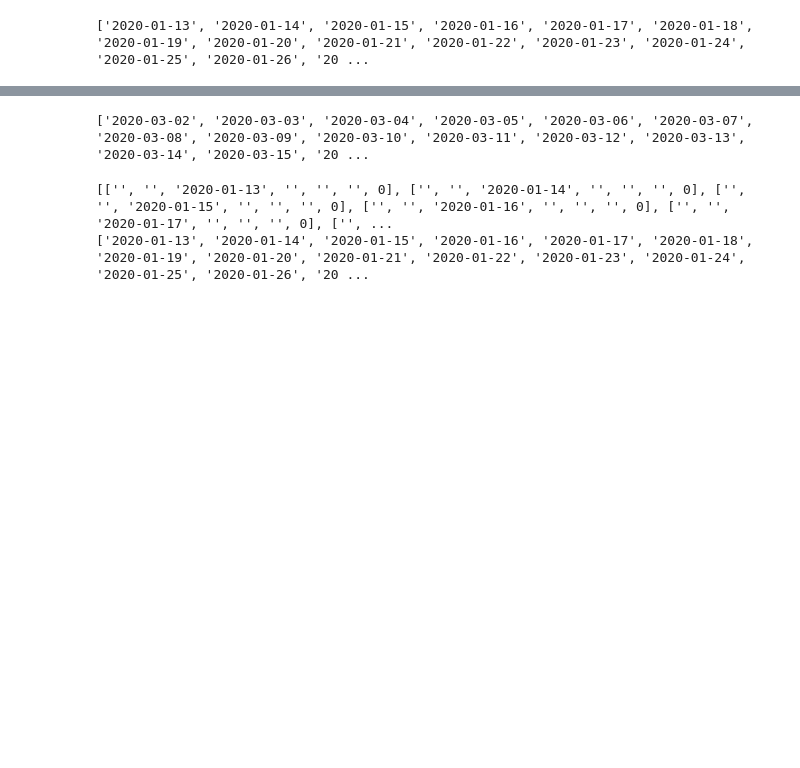
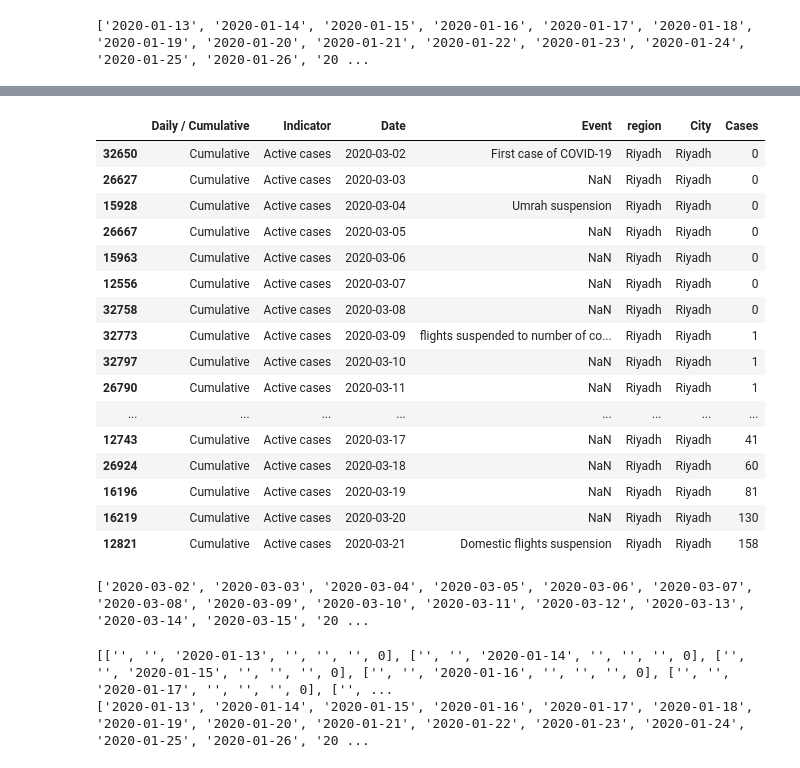
Before and after one commit to athlatif/COVID-19_Paper, a Jupyter notebook: COVID-19 paper.ipynb, the cells around one changed output, grey strips where cells are left out. Drawn from its saved outputs; the diff is of its cells as text; code cells hidden in the pictures; blank space fills up the shorter version.

```diff
--- a/COVID-19 paper.ipynb
+++ b/COVID-19 paper.ipynb
@@ -111,15 +111,40 @@ ValueError: x and y must have same first dimension, but have shapes (105,) and (
 # %%
 saudi_cases = pd.read_csv("saudi-cases.csv", sep =";")
-saudi_cases.head()
+saudi_cases = saudi_cases.loc[saudi_cases['Daily / Cumulative'] =="Cumulative"]
+saudi_cases = saudi_cases.loc[saudi_cases['City'] =="Riyadh"]
+saudi_cases = saudi_cases.loc[saudi_cases['Indicator'] =="Active cases"]
+saudi_cases = saudi_cases.sort_values(by=['Date'])
 
-saudi_cases = saudi_cases.loc[saudi_cases['City'] =="Riyadh"]
-saudi_cases = saudi_cases.loc[saudi_cases['Daily / Cumulative'] =="Daily"]
-saudi_cases = saudi_cases.loc[saudi_cases['Indicator'] =="Cases"]
-saudi_cases = saudi_cases.sort_values(by=['Date'])
-dates = list(saudi_cases['Date'])
-print(dates)
+# saudi_cases = saudi_cases.loc[saudi_cases['City'] =="Riyadh"]
+# saudi_cases = saudi_cases.loc[saudi_cases['Daily / Cumulative'] =="Daily"]
+# saudi_cases = saudi_cases.loc[saudi_cases['Indicator'] =="Cases"]
+# saudi_cases = saudi_cases.sort_values(by=['Date'])
+
+saudi_cases.head(20)
 # %% [output]
-['2020-03-02', '2020-03-03', '2020-03-04', '2020-03-05', '2020-03-06', '2020-03-07', '2020-03-08', '2020-03-09', '2020-03-10', '2020-03-11', '2020-03-12', '2020-03-13', '2020-03-14', '2020-03-15', '20 ...
+|  | Daily / Cumulative | Indicator | Date | Event | region | City | Cases |
+| 32650 | Cumulative | Active cases | 2020-03-02 | First case of COVID-19 | Riyadh | Riyadh | 0 |
+| 26627 | Cumulative | Active cases | 2020-03-03 | NaN | Riyadh | Riyadh | 0 |
+| 15928 | Cumulative | Active cases | 2020-03-04 | Umrah suspension | Riyadh | Riyadh | 0 |
+| 26667 | Cumulative | Active cases | 2020-03-05 | NaN | Riyadh | Riyadh | 0 |
+| 15963 | Cumulative | Active cases | 2020-03-06 | NaN | Riyadh | Riyadh | 0 |
+| 12556 | Cumulative | Active cases | 2020-03-07 | NaN | Riyadh | Riyadh | 0 |
+| 32758 | Cumulative | Active cases | 2020-03-08 | NaN | Riyadh | Riyadh | 0 |
+| 32773 | Cumulative | Active cases | 2020-03-09 | flights suspended to number of co... | Riyadh | Riyadh | 1 |
+| 32797 | Cumulative | Active cases | 2020-03-10 | NaN | Riyadh | Riyadh | 1 |
+| 26790 | Cumulative | Active cases | 2020-03-11 | NaN | Riyadh | Riyadh | 1 |
+| ... | ... | ... | ... | ... | ... | ... | ... |
+| 12743 | Cumulative | Active cases | 2020-03-17 | NaN | Riyadh | Riyadh | 41 |
+| 26924 | Cumulative | Active cases | 2020-03-18 | NaN | Riyadh | Riyadh | 60 |
+| 16196 | Cumulative | Active cases | 2020-03-19 | NaN | Riyadh | Riyadh | 81 |
+| 16219 | Cumulative | Active cases | 2020-03-20 | NaN | Riyadh | Riyadh | 130 |
+| 12821 | Cumulative | Active cases | 2020-03-21 | Domestic flights suspension | Riyadh | Riyadh | 158 |
+# %%
+
+dates = list(saudi_cases['Date'])
+print(dates)
+# %% [output]
+['2020-03-02', '2020-03-03', '2020-03-04', '2020-03-05', '2020-03-06', '2020-03-07', '2020-03-08', '2020-03-09', '2020-03-10', '2020-03-11', '2020-03-12', '2020-03-13', '2020-03-14', '2020-03-15', '20 ...
 # %%
 
 df = pd.DataFrame(columns=['Daily / Cumulative','Indicator','Date','Event','region','City','Cases'])
```
Also changed, not shown: parts of 7 cells of this notebook, 9 other files.
